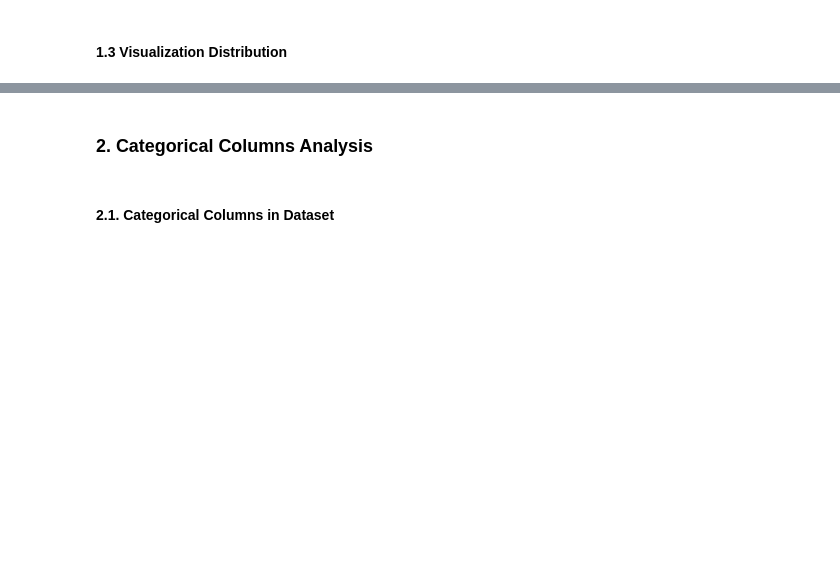
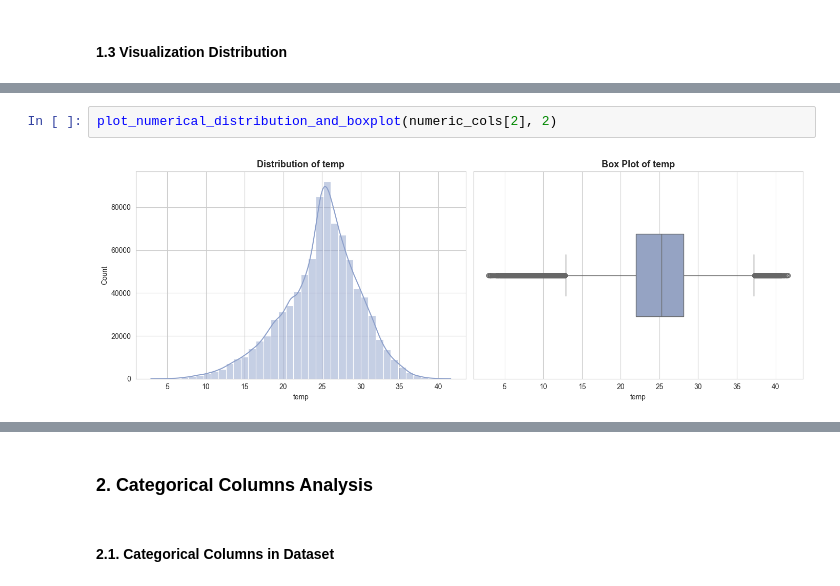
Before and after one commit to TrNguyenMQuan/VietNam_PM2.5_Forecasting, a Jupyter notebook: notebooks/data_exploration.ipynb, the cells around one changed output, grey strips where cells are left out. Cells and saved outputs as stored; diff of their text form; blank space fills up the shorter version.

```diff
--- a/notebooks/data_exploration.ipynb
+++ b/notebooks/data_exploration.ipynb
@@ -392,0 +557,4 @@ dtype: object
+# %%
+plot_numerical_distribution_and_boxplot(numeric_cols[2], 2)
+# %% [output]
+[figure, added]
```
Also changed, not shown: parts of 84 cells of this notebook, 3 other files.
